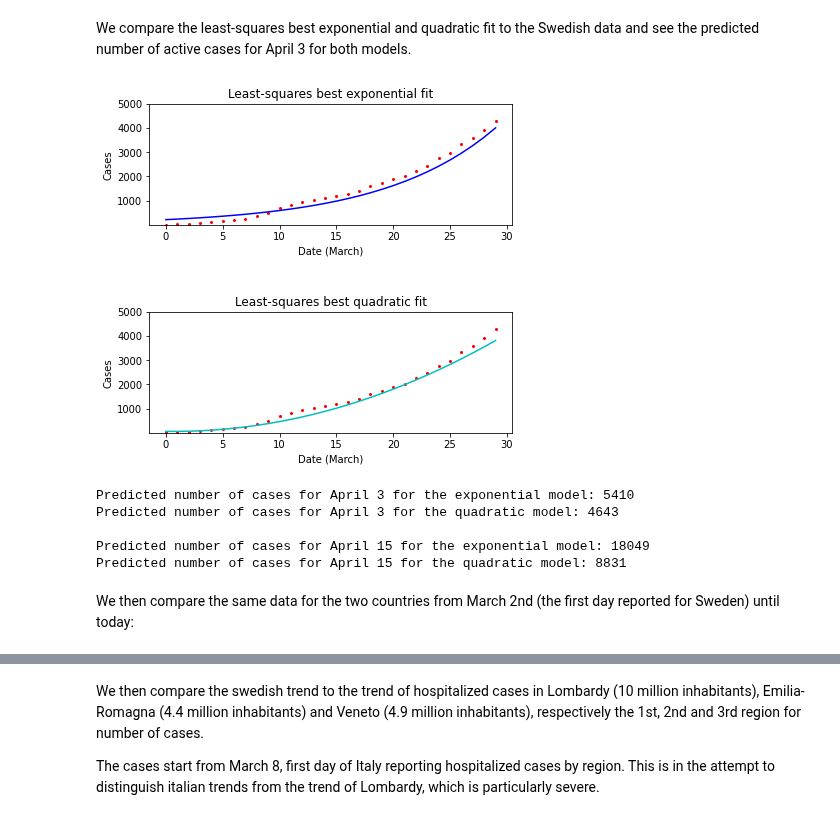
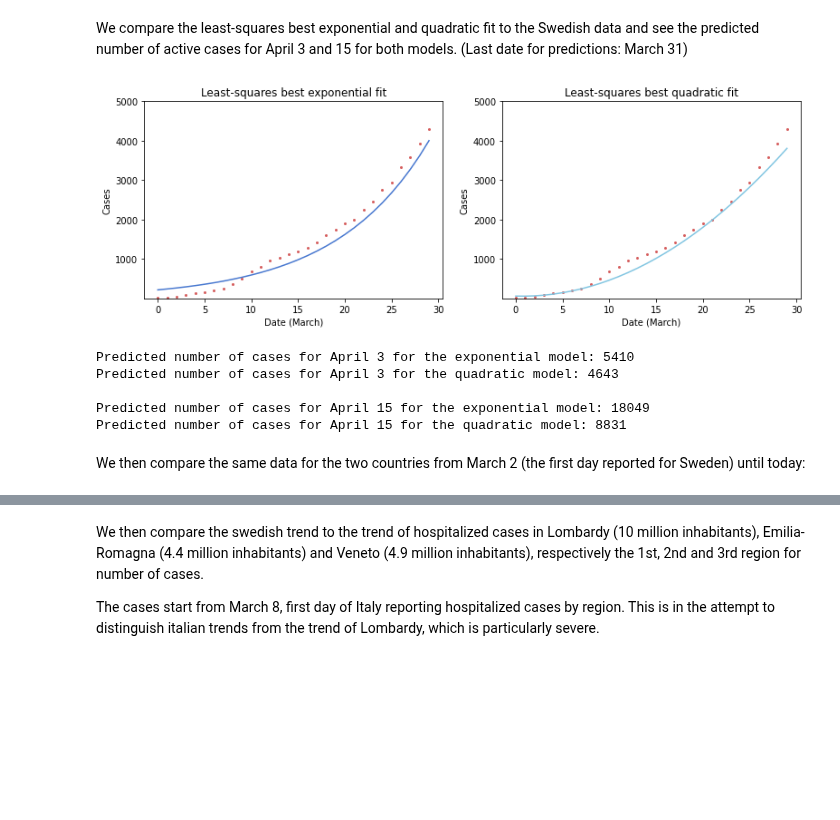
Before and after one commit to eera-l/Covid19-Sweden-Overview, a Jupyter notebook: c19-it-swe.ipynb, the cells around one changed output, grey strips where cells are left out. Drawn from its saved outputs; the diff is of its cells as text; code cells hidden in the pictures; blank space fills up the shorter version.

Commit message:
reformatted, added data april 1

```diff
--- a/c19-it-swe.ipynb
+++ b/c19-it-swe.ipynb
@@ -80,5 +83,5 @@ plt.show()
 # %% [markdown]
-We compare the least-squares best exponential and quadratic fit to the Swedish data and see the predicted number of active cases for April 3 for both models.
+We compare the least-squares best exponential and quadratic fit to the Swedish data and see the predicted number of active cases for April 3 and 15 for both models. (Last date for predictions: March 31)
 # %%
 import numpy as np
 import matplotlib.pyplot as plt
@@ -88,46 +91,45 @@ sweden_active = [15, 29, 51, 93, 136, 160, 202, 259, 354, 498, 685,
                 1897, 2003, 2243, 2448, 2747, 2948, 3326,
                 3574, 3928, 4291]
 
 x = np.arange(len(sweden_active))
 exp_fit = [217.715 * np.exp(0.100401 * i) for i in x]
 quad_fit = [4.67641 * i**2 - 6.42488 * i + 59.8049 for i in x]
 
 fig = plt.figure()
-ax1 = fig.add_subplot(211)
+ax1 = fig.add_subplot(121)
 ax1.plot(x, sweden_active, 'or', markersize=2)
 ax1.plot(x, exp_fit, '-b')
 ax1.set_title('Least-squares best exponential fit')
 ax1.set_xlabel('Date (March)')
 ax1.set_ylabel('Cases')
 ax1.set_ylim(1, 5000)
 
-ax2 = fig.add_subplot(212)
+ax2 = fig.add_subplot(122)
 ax2.plot(x, sweden_active, 'or', markersize=2)
 ax2.plot(x, quad_fit, '-c')
 ax2.set_title('Least-squares best quadratic fit')
 ax2.set_xlabel('Date (March)')
 ax2.set_ylabel('Cases')
 ax2.set_ylim(1, 5000)
-fig.tight_layout()
 
-fig.set_figheight(6)
-fig.set_figwidth(6)
+fig.set_figheight(4)
+fig.set_figwidth(13)
 plt.show()
 
 print("Predicted number of cases for April 3 for the exponential model: {:.0f}".format(217.715 * np.exp(0.100401 * 32)))
 print("Predicted number of cases for April 3 for the quadratic model: {:.0f}".format(4.67641 * 32**2 - 6.42488 * 32 + 59.8049))
 print()
 print("Predicted number of cases for April 15 for the exponential model: {:.0f}".format(217.715 * np.exp(0.100401 * 44)))
 print("Predicted number of cases for April 15 for the quadratic model: {:.0f}".format(4.67641 * 44**2 - 6.42488 * 44 + 59.8049))
 # %% [output]
-[figure, old version]
+[figure, new version]
 Predicted number of cases for April 3 for the exponential model: 5410
 Predicted number of cases for April 3 for the quadratic model: 4643
 
 Predicted number of cases for April 15 for the exponential model: 18049
 Predicted number of cases for April 15 for the quadratic model: 8831
 # %% [markdown]
-We then compare the same data for the two countries from March 2nd (the first day reported for Sweden) until today:
+We then compare the same data for the two countries from March 2 (the first day reported for Sweden) until today:
 # %%
 import numpy as np
 import matplotlib.pyplot as plt
```
Also changed, not shown: parts of 8 cells of this notebook.
